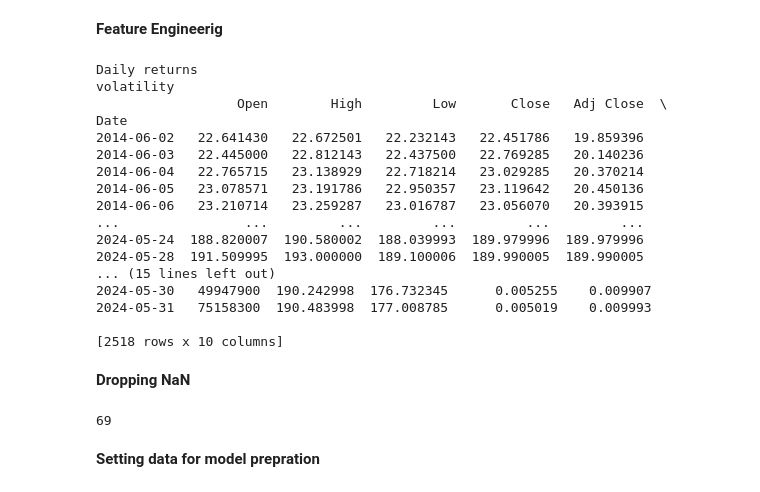
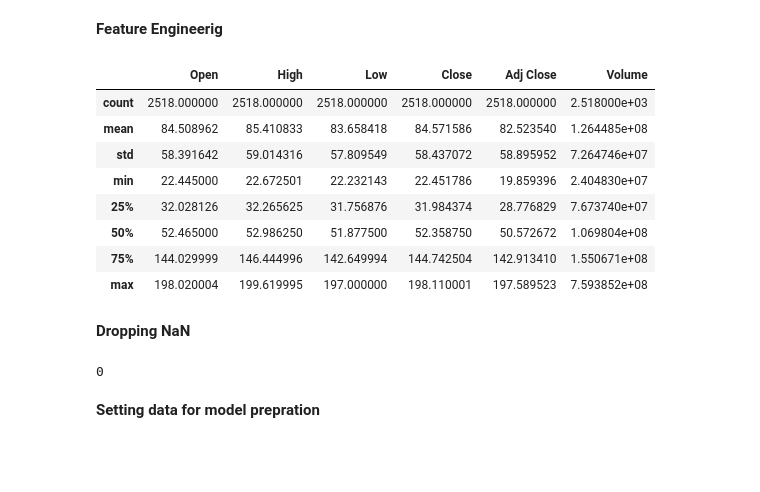
Before and after one commit to RajaOsama08/Stock-Market-Prediction, a Jupyter notebook: Stock_market_Prediction.ipynb, the cells around one changed output. Drawn from its saved outputs; the diff is of its cells as text; code cells hidden in the pictures; blank space fills up the shorter version.

```diff
--- a/Stock_market_Prediction.ipynb
+++ b/Stock_market_Prediction.ipynb
@@ -130,36 +130,30 @@ dtype: int64
 **Feature Engineerig**
 # %%
 # Moving averages
-df1['MA10'] = df1['Adj Close'].rolling(window=10).mean()
-df1['MA50'] = df1['Adj Close'].rolling(window=50).mean()
+# df1['MA10'] = df1['Adj Close'].rolling(window=10).mean()
+# df1['MA50'] = df1['Adj Close'].rolling(window=50).mean()
 
-# Daily returns
-print('Daily returns')
-df1['Daily Return'] = df1['Adj Close'].pct_change()
+# # Daily returns
+# print('Daily returns')
+# df1['Daily Return'] = df1['Adj Close'].pct_change()
 
-# Volatility
-print('volatility')
-df1['Volatility'] = df1['Daily Return'].rolling(window=10).std()
+# # Volatility
+# print('volatility')
+# df1['Volatility'] = df1['Daily Return'].rolling(window=10).std()
 
-print(df1)
+# print(df1)
-# %% [output]
-Daily returns
-volatility
-                  Open        High         Low       Close   Adj Close  \
-Date
-2014-06-02   22.641430   22.672501   22.232143   22.451786   19.859396
-2014-06-03   22.445000   22.812143   22.437500   22.769285   20.140236
-2014-06-04   22.765715   23.138929   22.718214   23.029285   20.370214
-2014-06-05   23.078571   23.191786   22.950357   23.119642   20.450136
-2014-06-06   23.210714   23.259287   23.016787   23.056070   20.393915
-...                ...         ...         ...         ...         ...
-2024-05-24  188.820007  190.580002  188.039993  189.979996  189.979996
-2024-05-28  191.509995  193.000000  189.100006  189.990005  189.990005
-... (15 lines left out)
-2024-05-30   49947900  190.242998  176.732345      0.005255    0.009907
-2024-05-31   75158300  190.483998  177.008785      0.005019    0.009993
-
-[2518 rows x 10 columns]
+# %%
+df1.describe()
+# %% [output]
+|  | Open | High | Low | Close | Adj Close | Volume |
+| count | 2518.000000 | 2518.000000 | 2518.000000 | 2518.000000 | 2518.000000 | 2.518000e+03 |
+| mean | 84.508962 | 85.410833 | 83.658418 | 84.571586 | 82.523540 | 1.264485e+08 |
+| std | 58.391642 | 59.014316 | 57.809549 | 58.437072 | 58.895952 | 7.264746e+07 |
+| min | 22.445000 | 22.672501 | 22.232143 | 22.451786 | 19.859396 | 2.404830e+07 |
+| 25% | 32.028126 | 32.265625 | 31.756876 | 31.984374 | 28.776829 | 7.673740e+07 |
+| 50% | 52.465000 | 52.986250 | 51.877500 | 52.358750 | 50.572672 | 1.069804e+08 |
+| 75% | 144.029999 | 146.444996 | 142.649994 | 144.742504 | 142.913410 | 1.550671e+08 |
+| max | 198.020004 | 199.619995 | 197.000000 | 198.110001 | 197.589523 | 7.593852e+08 |
 # %% [markdown]
 **Dropping NaN**
 # %%
@@ -167,7 +161,7 @@ print(pd.isna(df1).sum().sum())
 # Drop rows with NaNs
 df1.dropna(inplace=True)
 # %% [output]
-69
+0
 # %%
 scaler = MinMaxScaler()
 
```
Also changed, not shown: parts of 10 cells of this notebook.
